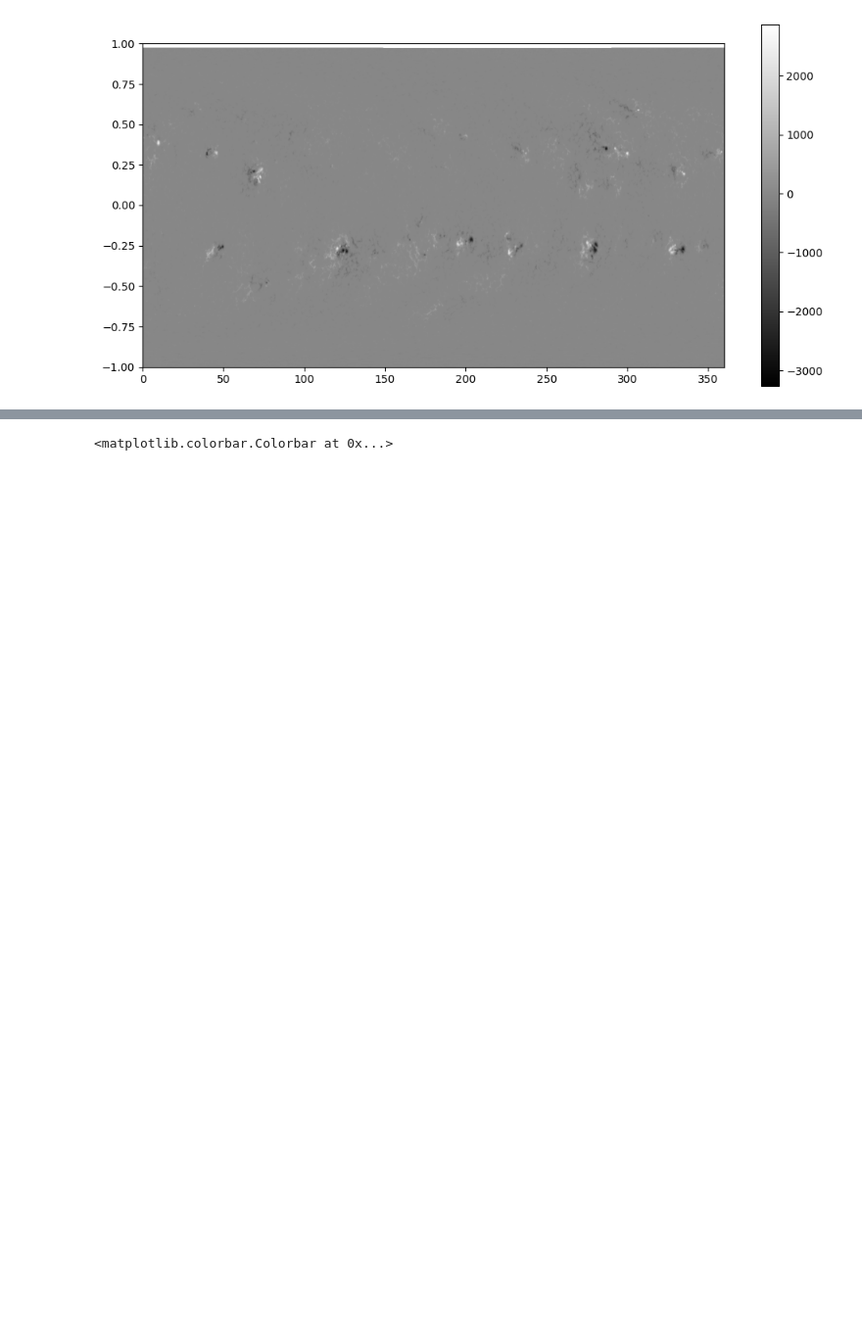
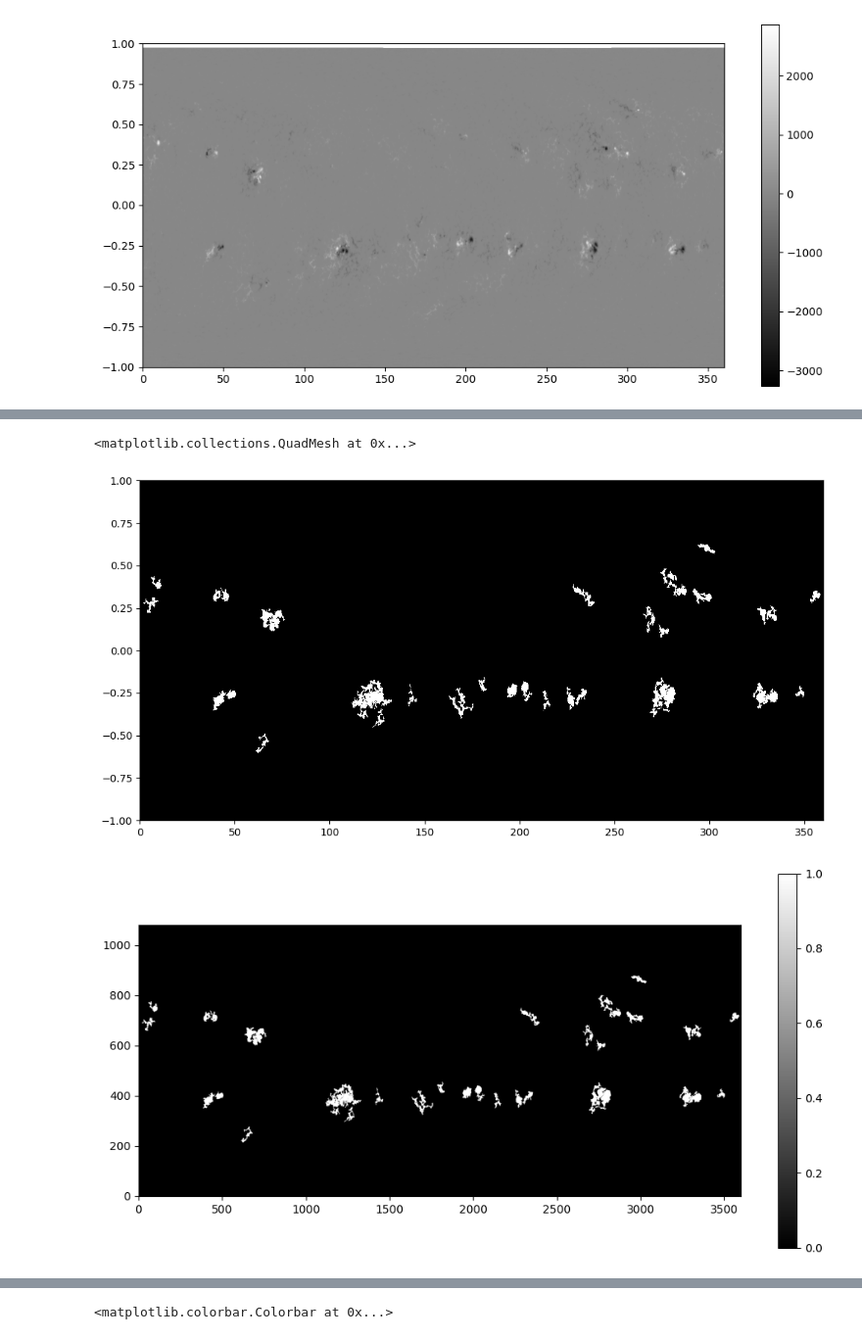
Before and after one commit to Samapti25/solar, a Jupyter notebook: carringtonmaps.ipynb, the cells around one changed output, grey strips where cells are left out. Shown at 98% size. Saved outputs shown, nothing was run; the diff lists cells and outputs as text; code cells hidden in the pictures; blank space fills up the shorter version.

```diff
--- a/carringtonmaps.ipynb
+++ b/carringtonmaps.ipynb
@@ -196,0 +248,29 @@ print(Phi)
+# %%
+labeled_array, num_features = label(binary_mask)
+sizes = ndimage.sum(binary_mask, labeled_array, range(1, num_features + 1))
+# %%
+areathres=700
+mask_filtered = np.zeros_like(binary_mask)
+# %%
+for i, size in enumerate(sizes):
+  if size >=areathres:
+    mask_filtered[labeled_array == (i + 1)] = 1
+# %%
+fig = plt.figure(figsize=(12,6))
+
+X,Y=np.meshgrid(lon, sinlat)
+plt.pcolormesh(X,Y,mask_filtered, cmap='gray')
+fig=plt.figure(figsize=(12,6))
+
+plt.imshow(mask_filtered,origin="lower", cmap='gray',aspect=1.5)
+plt.colorbar()
+
+
+
+fig=plt.figure(figsize=(12,6))
+x,y=np.meshgrid(lon, lat )
+plt.pcolormesh(x,y,mask_filtered, cmap='gray')
+# %% [output]
+<matplotlib.collections.QuadMesh at 0x...>
+[figure, added]
+[figure, added]
```
Also changed, not shown: parts of 29 cells of this notebook.
